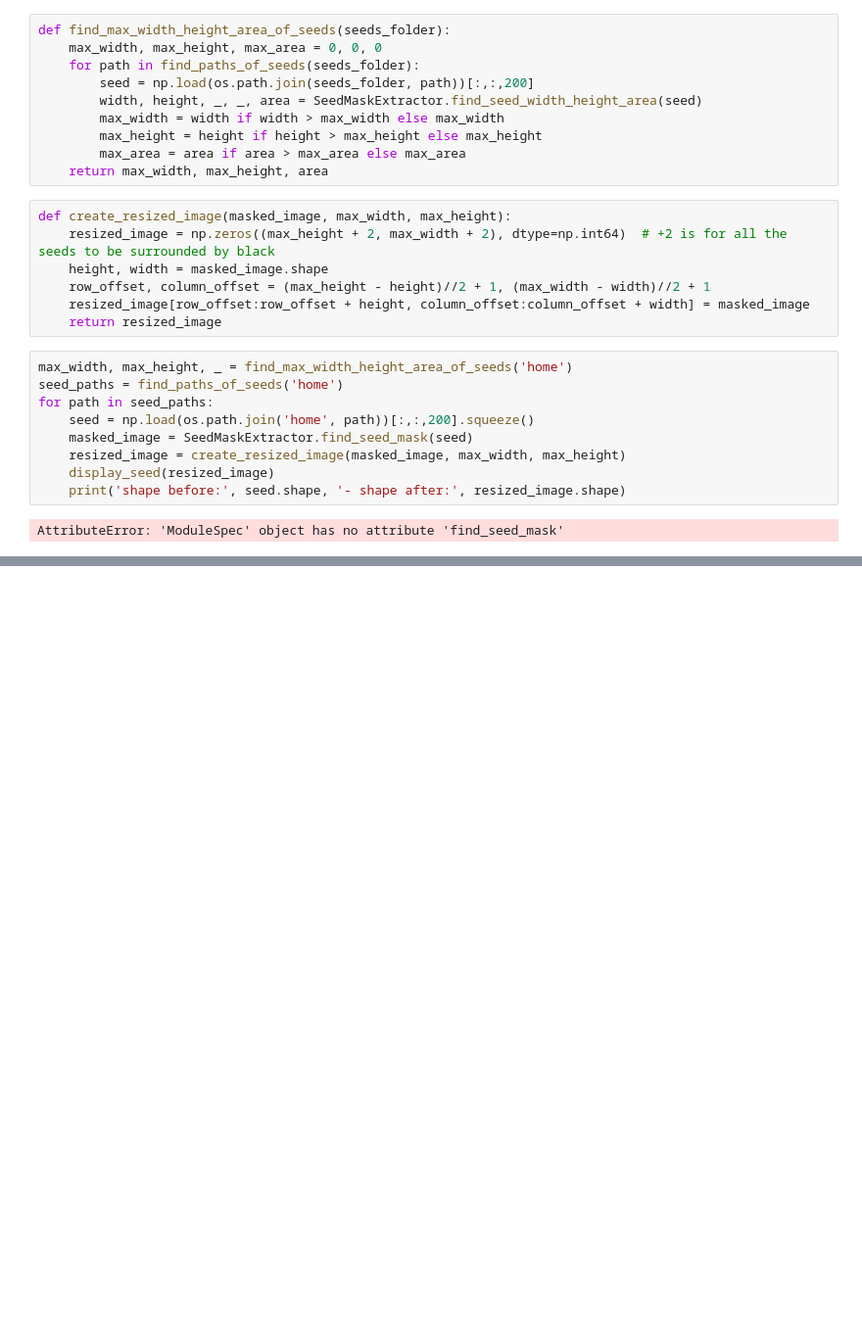
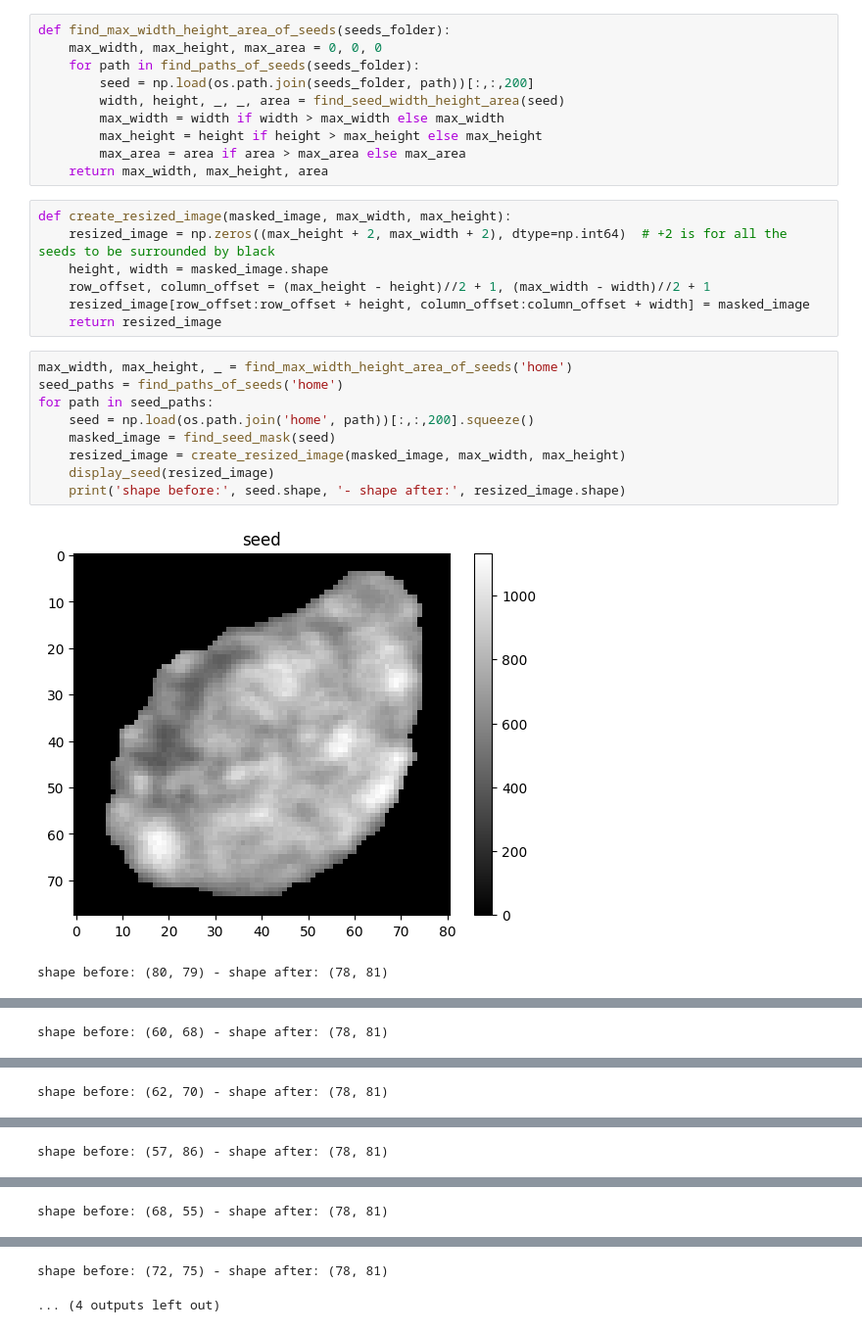
Before and after one commit to sgotteiner/Seed-Classification, a Jupyter notebook: SeedResizer.ipynb, the cells around one changed output, grey strips where cells are left out. Shown: that part at 98% size. Cells and saved outputs as stored; diff of their text form; blank space fills up the shorter version.

Commit message:
generalized mask extraction

```diff
--- a/SeedResizer.ipynb
+++ b/SeedResizer.ipynb
@@ -24,7 +24,7 @@ def find_max_width_height_area_of_seeds(seeds_folder):
     max_width, max_height, max_area = 0, 0, 0
     for path in find_paths_of_seeds(seeds_folder):
         seed = np.load(os.path.join(seeds_folder, path))[:,:,200]
-        width, height, _, _, area = SeedMaskExtractor.find_seed_width_height_area(seed)
+        width, height, _, _, area = find_seed_width_height_area(seed)
         max_width = width if width > max_width else max_width
         max_height = height if height > max_height else max_height
         max_area = area if area > max_area else max_area
@@ -39,11 +39,12 @@ def create_resized_image(masked_image, max_width, max_height):
 # %%
 max_width, max_height, _ = find_max_width_height_area_of_seeds('home')
 seed_paths = find_paths_of_seeds('home')
 for path in seed_paths:
     seed = np.load(os.path.join('home', path))[:,:,200].squeeze()
-    masked_image = SeedMaskExtractor.find_seed_mask(seed)
+    masked_image = find_seed_mask(seed)
     resized_image = create_resized_image(masked_image, max_width, max_height)
     display_seed(resized_image)
     print('shape before:', seed.shape, '- shape after:', resized_image.shape)
 # %% [output]
+[figure, added]
-AttributeError: 'ModuleSpec' object has no attribute 'find_seed_mask'
+shape before: (80, 79) - shape after: (78, 81)
@@ -49,0 +52 @@ AttributeError: 'ModuleSpec' object has no attribute 'find_seed_mask'
+shape before: (60, 68) - shape after: (78, 81)
@@ -49,0 +54 @@ AttributeError: 'ModuleSpec' object has no attribute 'find_seed_mask'
+shape before: (62, 70) - shape after: (78, 81)
@@ -49,0 +56 @@ AttributeError: 'ModuleSpec' object has no attribute 'find_seed_mask'
+shape before: (57, 86) - shape after: (78, 81)
@@ -49,0 +58 @@ AttributeError: 'ModuleSpec' object has no attribute 'find_seed_mask'
+shape before: (68, 55) - shape after: (78, 81)
@@ -49,0 +60,2 @@ AttributeError: 'ModuleSpec' object has no attribute 'find_seed_mask'
+shape before: (72, 75) - shape after: (78, 81)
+... (4 outputs left out)
```
Also changed, not shown: parts of 2 cells of this notebook, 1 other file.
